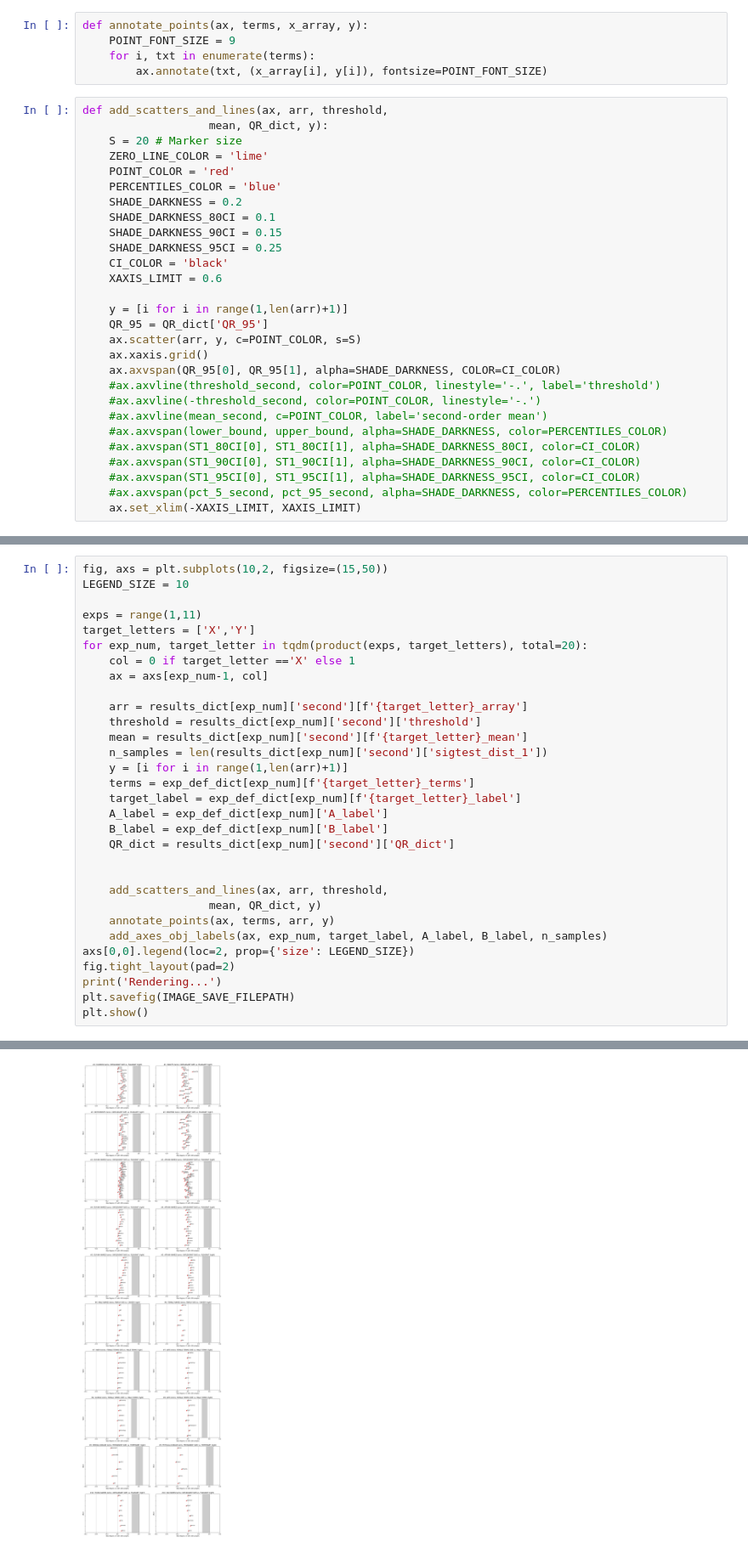
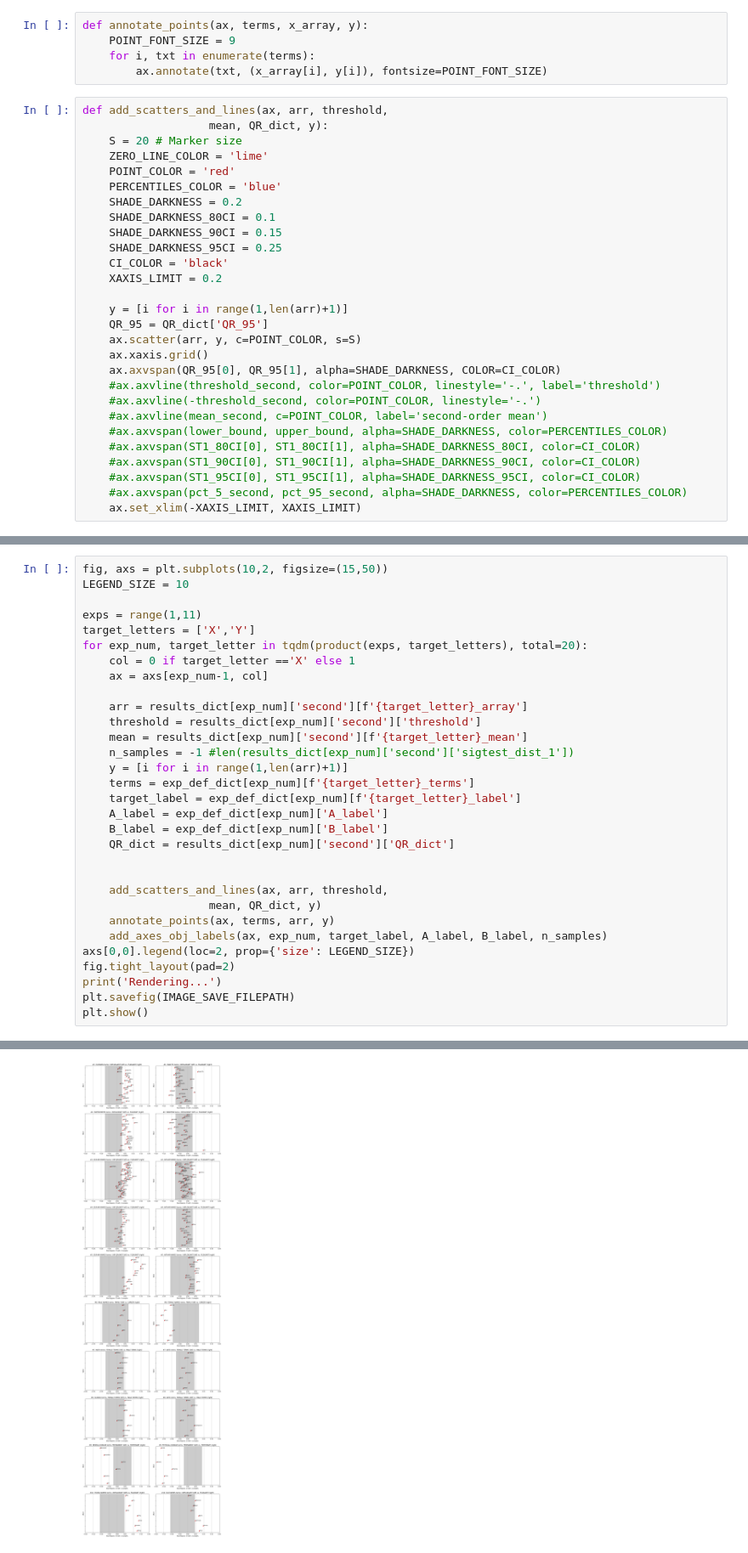
Before and after one commit to danieljsmarda/WordEmbeddingAssociationTestAnalysis, a Jupyter notebook: notebooks/SingleWordViz.ipynb, the cells around one changed output, grey strips where cells are left out. Shown at 85% size. Drawn from its saved outputs; the diff is of its cells as text.

```diff
--- a/notebooks/SingleWordViz.ipynb
+++ b/notebooks/SingleWordViz.ipynb
@@ -43,7 +43,7 @@ def add_scatters_and_lines(ax, arr, threshold,
     SHADE_DARKNESS_90CI = 0.15
     SHADE_DARKNESS_95CI = 0.25
     CI_COLOR = 'black'
-    XAXIS_LIMIT = 0.6
+    XAXIS_LIMIT = 0.2
 
     y = [i for i in range(1,len(arr)+1)]
     QR_95 = QR_dict['QR_95']
@@ -65,32 +85,32 @@ LEGEND_SIZE = 10
 
 exps = range(1,11)
 target_letters = ['X','Y']
 for exp_num, target_letter in tqdm(product(exps, target_letters), total=20):
     col = 0 if target_letter =='X' else 1
     ax = axs[exp_num-1, col]
 
     arr = results_dict[exp_num]['second'][f'{target_letter}_array']
     threshold = results_dict[exp_num]['second']['threshold']
     mean = results_dict[exp_num]['second'][f'{target_letter}_mean']
-    n_samples = len(results_dict[exp_num]['second']['sigtest_dist_1'])
+    n_samples = -1 #len(results_dict[exp_num]['second']['sigtest_dist_1'])
     y = [i for i in range(1,len(arr)+1)]
     terms = exp_def_dict[exp_num][f'{target_letter}_terms']
     target_label = exp_def_dict[exp_num][f'{target_letter}_label']
     A_label = exp_def_dict[exp_num]['A_label']
     B_label = exp_def_dict[exp_num]['B_label']
     QR_dict = results_dict[exp_num]['second']['QR_dict']
 
 
     add_scatters_and_lines(ax, arr, threshold,
                    mean, QR_dict, y)
     annotate_points(ax, terms, arr, y)
     add_axes_obj_labels(ax, exp_num, target_label, A_label, B_label, n_samples)
 axs[0,0].legend(loc=2, prop={'size': LEGEND_SIZE})
 fig.tight_layout(pad=2)
 print('Rendering...')
 plt.savefig(IMAGE_SAVE_FILEPATH)
 plt.show()
 # %% [output]
 No handles with labels found to put in legend.
 Rendering...
-[figure, old version]
+[figure, new version]
```
Also changed, not shown: parts of 2 cells of this notebook, 11 other files.
